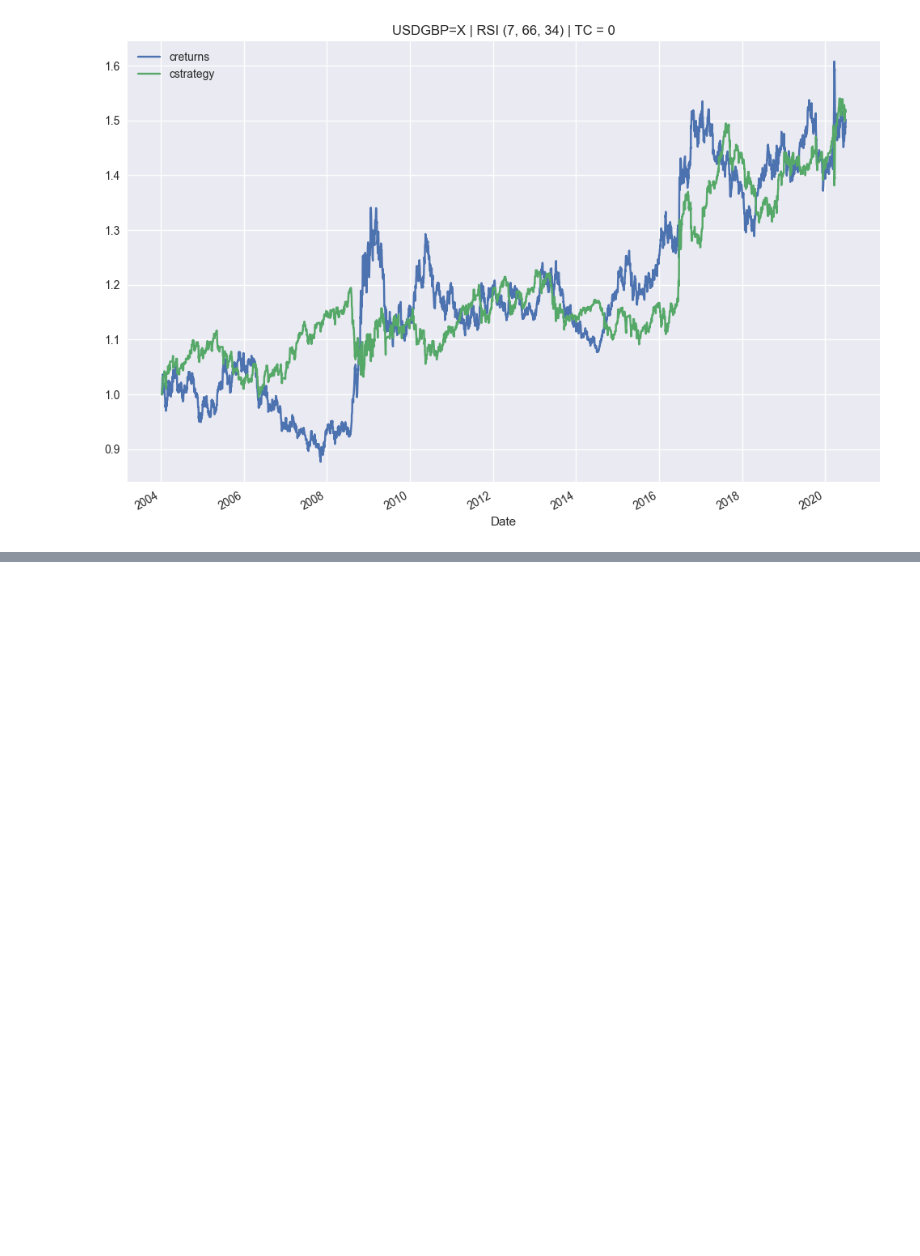
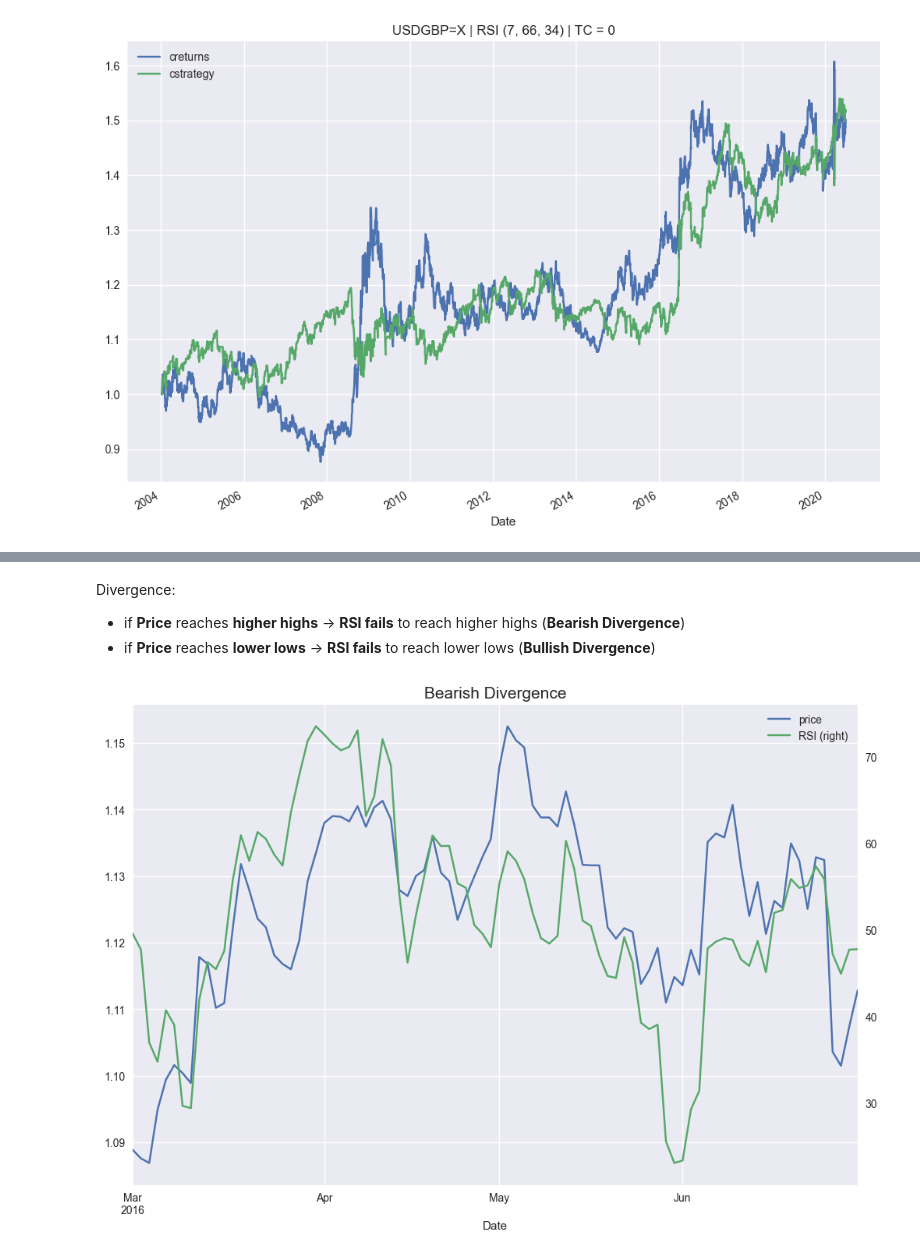
Before and after one commit to AvirukthGT/AlgoTrading, a Jupyter notebook: RSI/RSI.ipynb, the cells around one changed output, grey strips where cells are left out. Drawn from its saved outputs; the diff is of its cells as text; code cells hidden in the pictures; blank space fills up the shorter version.

```diff
--- a/RSI/RSI.ipynb
+++ b/RSI/RSI.ipynb
@@ -278,0 +311,10 @@ tester.plot_results()
+# %% [markdown]
+Divergence:
+- if __Price__ reaches __higher highs__ -> __RSI fails__ to reach higher highs (__Bearish Divergence__)
+- if __Price__ reaches __lower lows__ -> __RSI fails__ to reach lower lows (__Bullish Divergence__)
+# %%
+alt.loc["03-2016":"06-2016", ["price", "RSI"]].plot(figsize = (12, 8), secondary_y = "RSI")
+plt.title("Bearish Divergence", fontsize = 15)
+plt.show()
+# %% [output]
+[figure, added]
```
Also changed, not shown: parts of 6 cells of this notebook.
